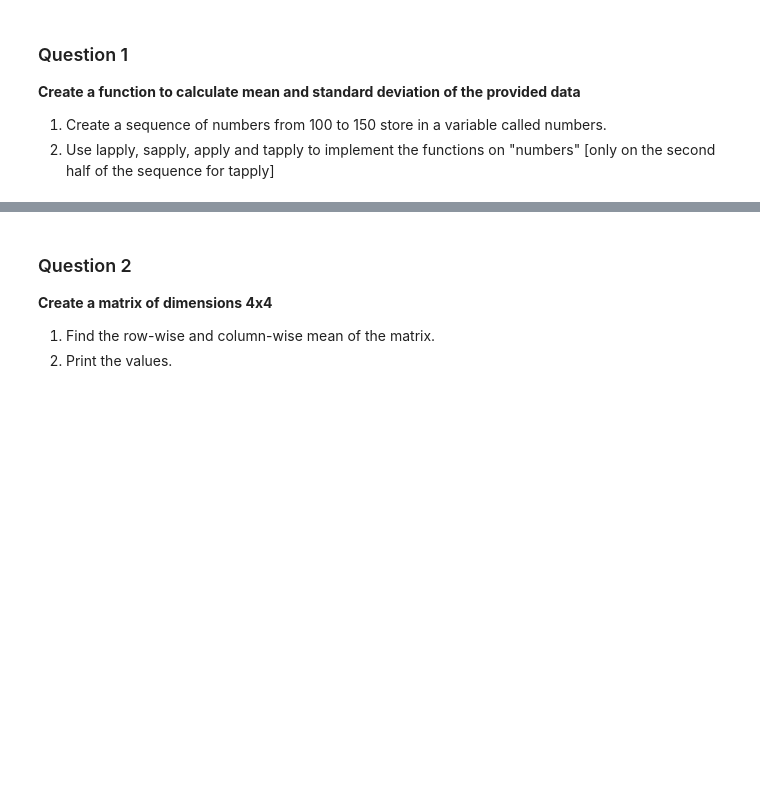
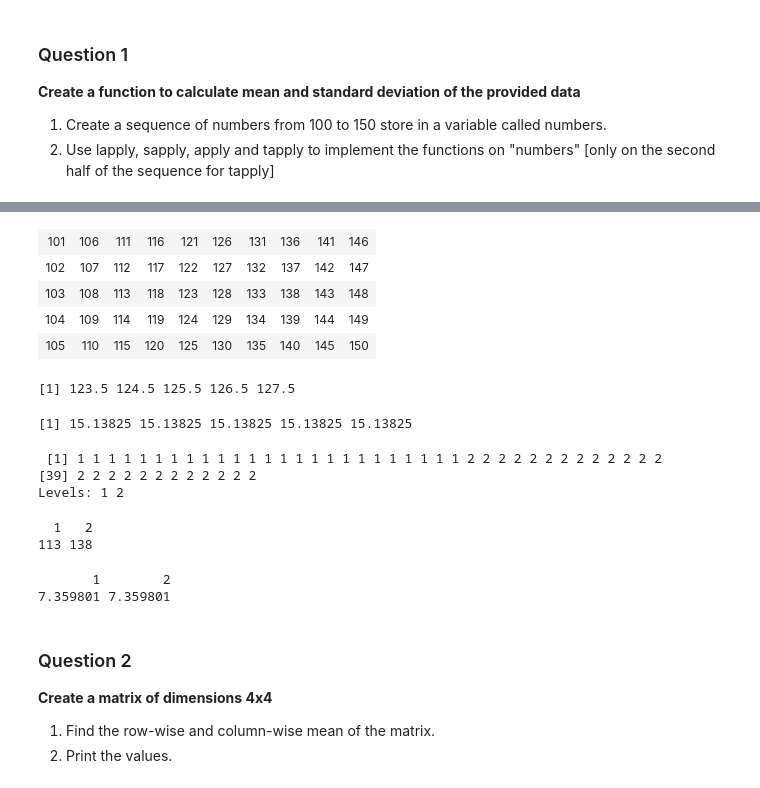
Before and after one commit to Zulaikha-noor/R_Programming, a Jupyter notebook: Introduction to R.ipynb, the cells around one changed output, grey strips where cells are left out. Saved outputs shown, nothing was run; the diff lists cells and outputs as text; code cells hidden in the pictures; blank space fills up the shorter version.

```diff
--- a/Introduction to R.ipynb
+++ b/Introduction to R.ipynb
@@ -175,3 +486,34 @@ mtrx_1
+# %%
+## to apply the "apply" function, we need to convert the sequence into the matrix:
+numbers <- matrix(c(101:150),nrow = 5,ncol = 10)
+numbers
+
+apply(numbers,1,mean)
+apply(numbers,1,sd)
+# %% [output]
+| 101 | 106 | 111 | 116 | 121 | 126 | 131 | 136 | 141 | 146 |
+| 102 | 107 | 112 | 117 | 122 | 127 | 132 | 137 | 142 | 147 |
+| 103 | 108 | 113 | 118 | 123 | 128 | 133 | 138 | 143 | 148 |
+| 104 | 109 | 114 | 119 | 124 | 129 | 134 | 139 | 144 | 149 |
+| 105 | 110 | 115 | 120 | 125 | 130 | 135 | 140 | 145 | 150 |
+[1] 123.5 124.5 125.5 126.5 127.5
+[1] 15.13825 15.13825 15.13825 15.13825 15.13825
+# %%
+## to apply the "tapply" function, we need to create an index named "t":
+t <- gl(2,25)
+t
+# %% [output]
+ [1] 1 1 1 1 1 1 1 1 1 1 1 1 1 1 1 1 1 1 1 1 1 1 1 1 1 2 2 2 2 2 2 2 2 2 2 2 2 2
+[39] 2 2 2 2 2 2 2 2 2 2 2 2
+Levels: 1 2
+# %%
+tapply(numbers,t,mean)
+tapply(numbers,t,sd)
+# %% [output]
+  1   2
+113 138
+       1        2
+7.359801 7.359801
 # %%
 #### End solution ####
 # %% [markdown]
```
Also changed, not shown: parts of 42 cells of this notebook.
